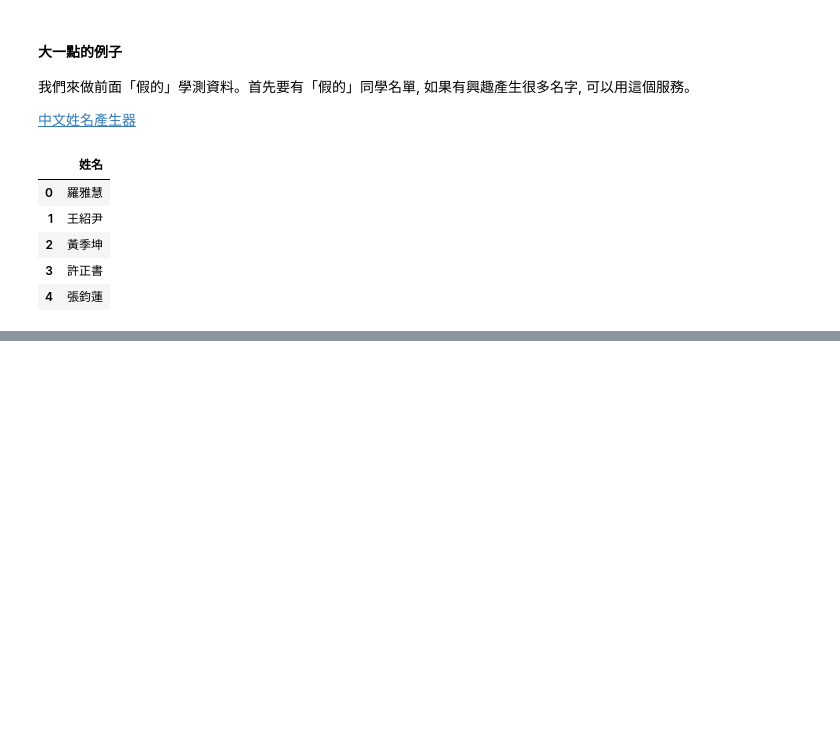
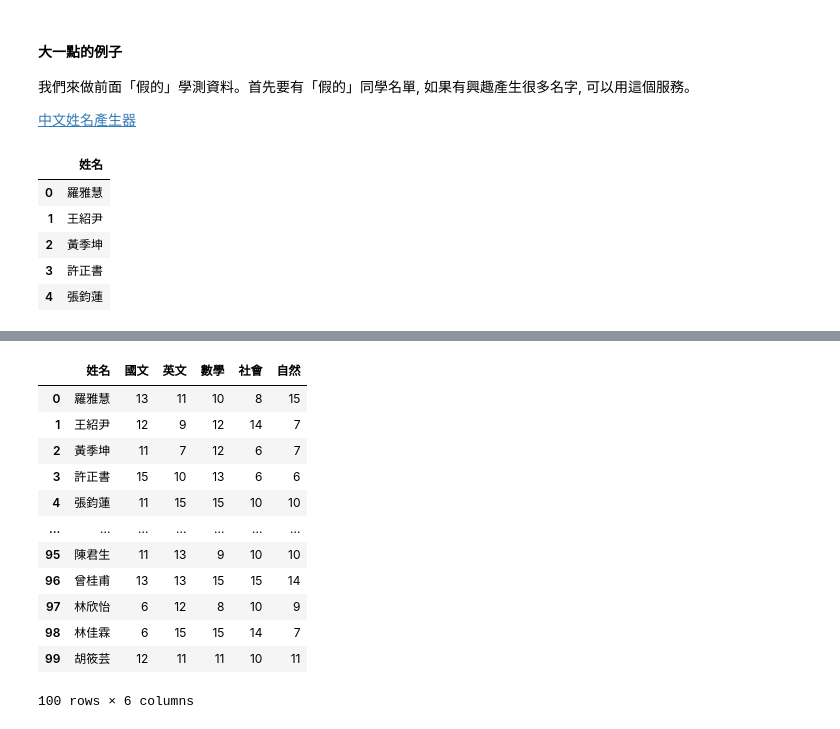
Before and after one commit to zhiyulin104/IMLP456, a Jupyter notebook: Unit02/Class Practice/2.2.2_Pandas數據分析.ipynb, the cells around one changed output, grey strips where cells are left out. Cells and saved outputs as stored; diff of their text form; code cells hidden in the pictures; blank space fills up the shorter version.

Commit message:
Update grade2.csv with new student scores for all subjects

```diff
--- a/Unit02/Class Practice/2.2.2_Pandas數據分析.ipynb
+++ b/Unit02/Class Practice/2.2.2_Pandas數據分析.ipynb
@@ -575,6 +575,7 @@ df5
 [中文姓名產生器](http://www.richyli.com/name/index.asp)
 # %%
 df_names = pd.read_csv("data/names.csv", names=["姓名"])
+df_names = pd.read_csv("data/grade2.csv")
 # %%
 df_names.head()
 # %% [output]
@@ -619,0 +609,18 @@ df_grades = pd.DataFrame(np.random.randint(6,16,(100,5)),
+# %%
+df_x = pd.concat([df_names, df_grades], axis=1)
+# %%
+df_x
+# %% [output]
+|  | 姓名 | 國文 | 英文 | 數學 | 社會 | 自然 |
+| 0 | 羅雅慧 | 13 | 11 | 10 | 8 | 15 |
+| 1 | 王紹尹 | 12 | 9 | 12 | 14 | 7 |
+| 2 | 黃季坤 | 11 | 7 | 12 | 6 | 7 |
+| 3 | 許正書 | 15 | 10 | 13 | 6 | 6 |
+| 4 | 張鈞蓮 | 11 | 15 | 15 | 10 | 10 |
+| ... | ... | ... | ... | ... | ... | ... |
+| 95 | 陳君生 | 11 | 13 | 9 | 10 | 10 |
+| 96 | 曾桂甫 | 13 | 13 | 15 | 15 | 14 |
+| 97 | 林欣怡 | 6 | 12 | 8 | 10 | 9 |
+| 98 | 林佳霖 | 6 | 15 | 15 | 14 | 7 |
+| 99 | 胡筱芸 | 12 | 11 | 11 | 10 | 11 |
+100 rows × 6 columns
```
Also changed, not shown: parts of 4 cells of this notebook, 1 other file.
